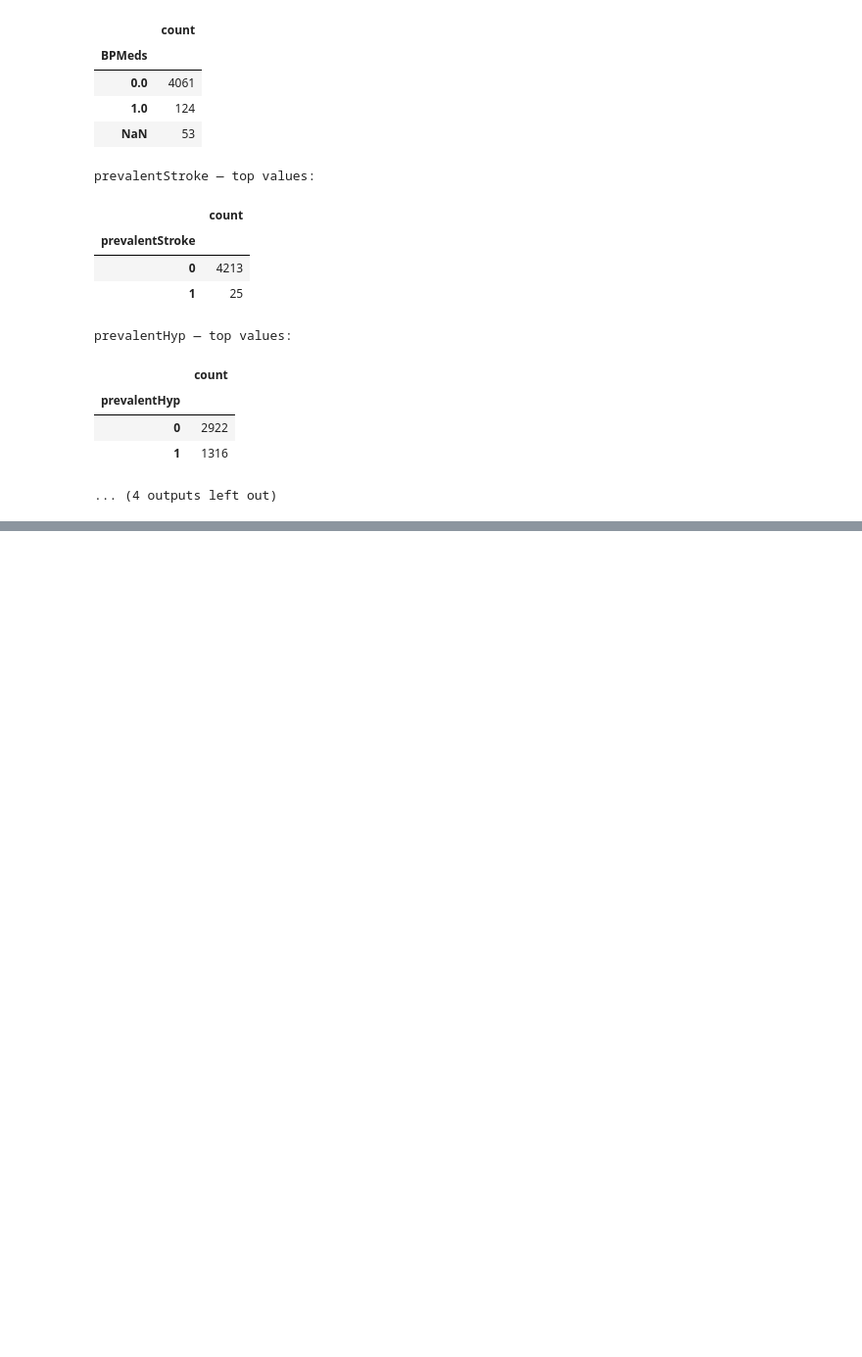
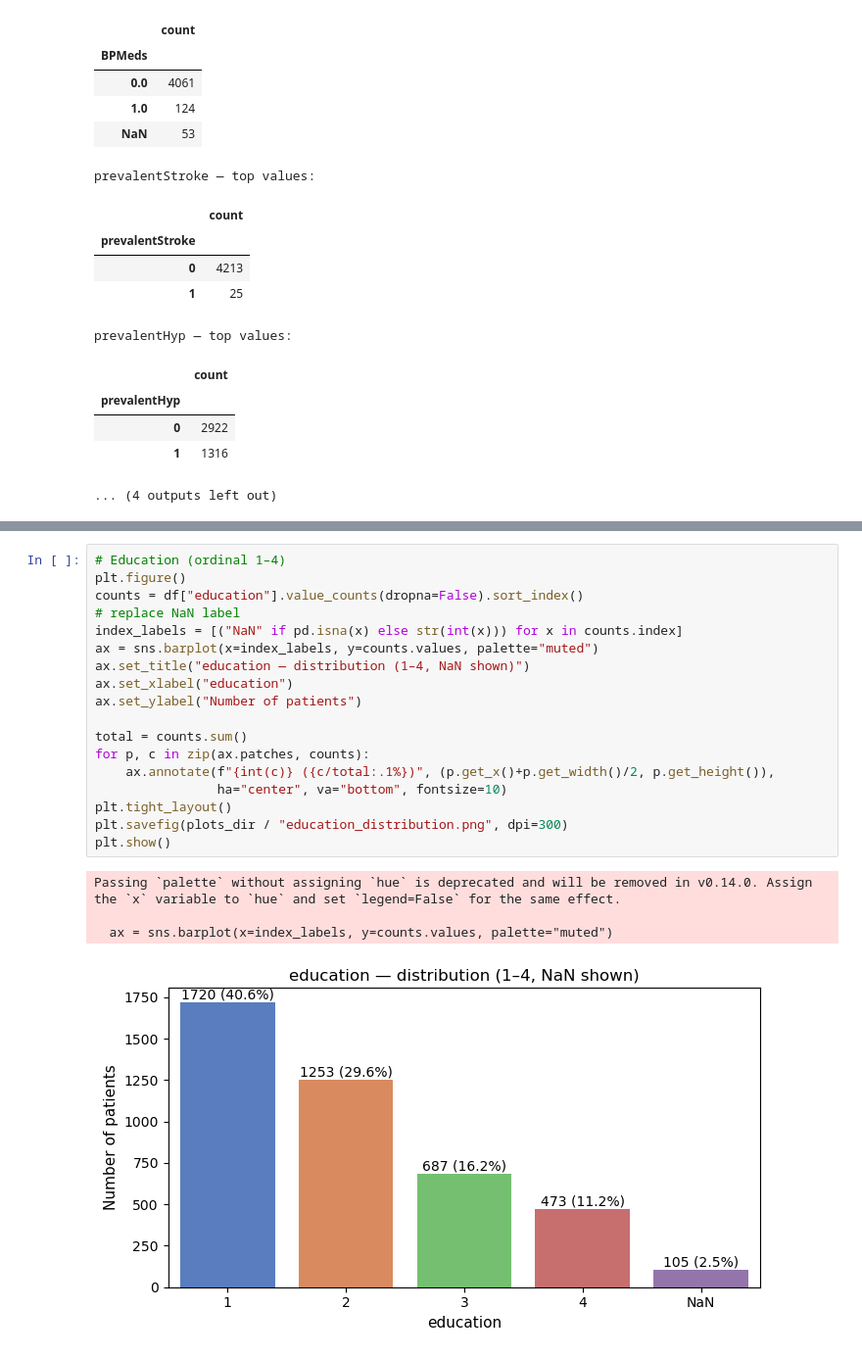
Before and after one commit to Zakariajava/heart-disease-prediction, a Jupyter notebook: notebooks/01_train_logistic_regression.ipynb, the cells around one changed output, grey strips where cells are left out. Shown at 98% size. Cells and saved outputs as stored; diff of their text form; blank space fills up the shorter version.

```diff
--- a/notebooks/01_train_logistic_regression.ipynb
+++ b/notebooks/01_train_logistic_regression.ipynb
@@ -179,0 +273,23 @@ prevalentHyp — top values:
+# %%
+# Education (ordinal 1–4)
+plt.figure()
+counts = df["education"].value_counts(dropna=False).sort_index()
+# replace NaN label
+index_labels = [("NaN" if pd.isna(x) else str(int(x))) for x in counts.index]
+ax = sns.barplot(x=index_labels, y=counts.values, palette="muted")
+ax.set_title("education — distribution (1–4, NaN shown)")
+ax.set_xlabel("education")
+ax.set_ylabel("Number of patients")
+
+total = counts.sum()
+for p, c in zip(ax.patches, counts):
+    ax.annotate(f"{int(c)} ({c/total:.1%})", (p.get_x()+p.get_width()/2, p.get_height()),
+                ha="center", va="bottom", fontsize=10)
+plt.tight_layout()
+plt.savefig(plots_dir / "education_distribution.png", dpi=300)
+plt.show()
+# %% [output]
+Passing `palette` without assigning `hue` is deprecated and will be removed in v0.14.0. Assign the `x` variable to `hue` and set `legend=False` for the same effect.
+
+  ax = sns.barplot(x=index_labels, y=counts.values, palette="muted")
+[figure, added]
```
Also changed, not shown: parts of 30 cells of this notebook, 2 other files.
